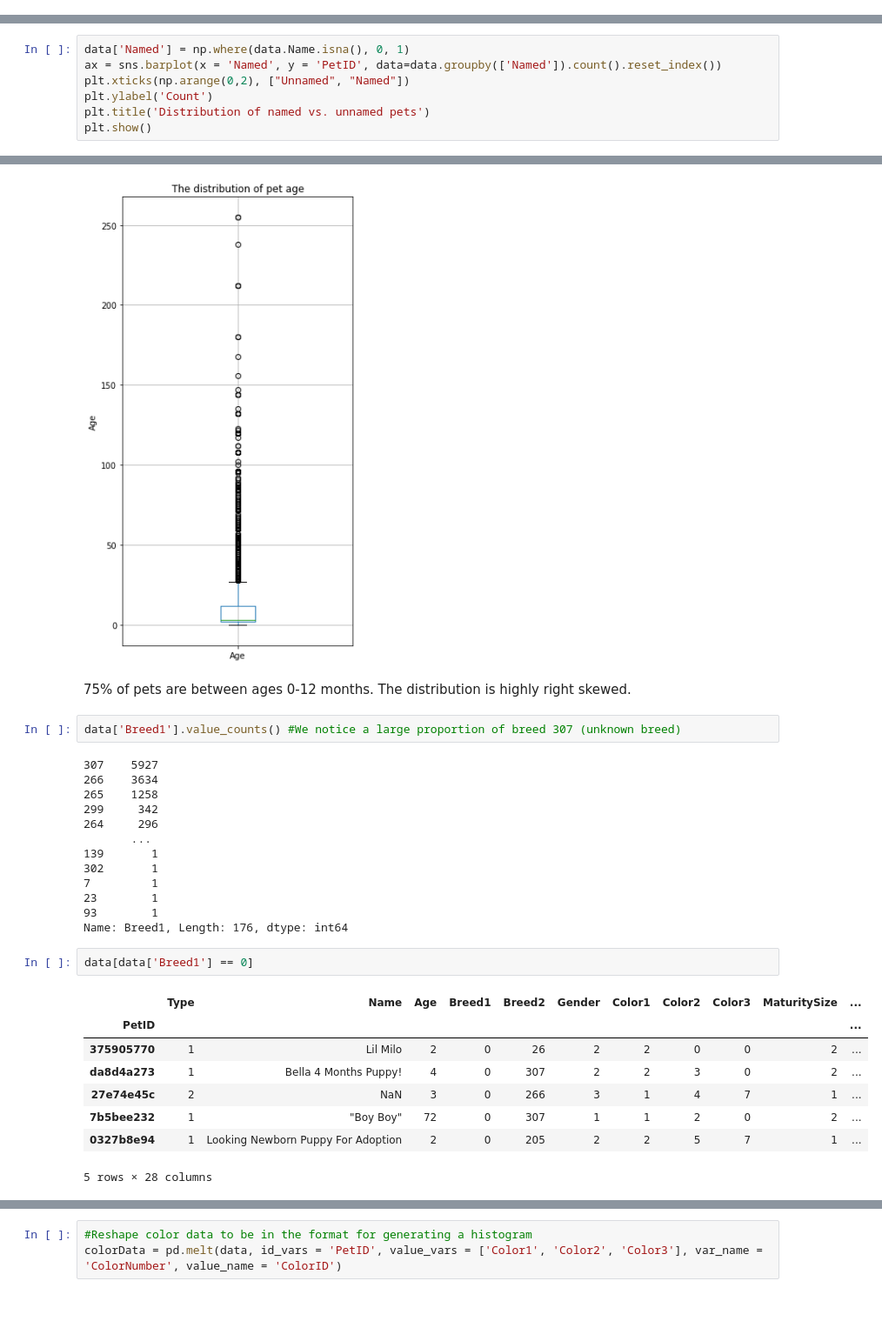
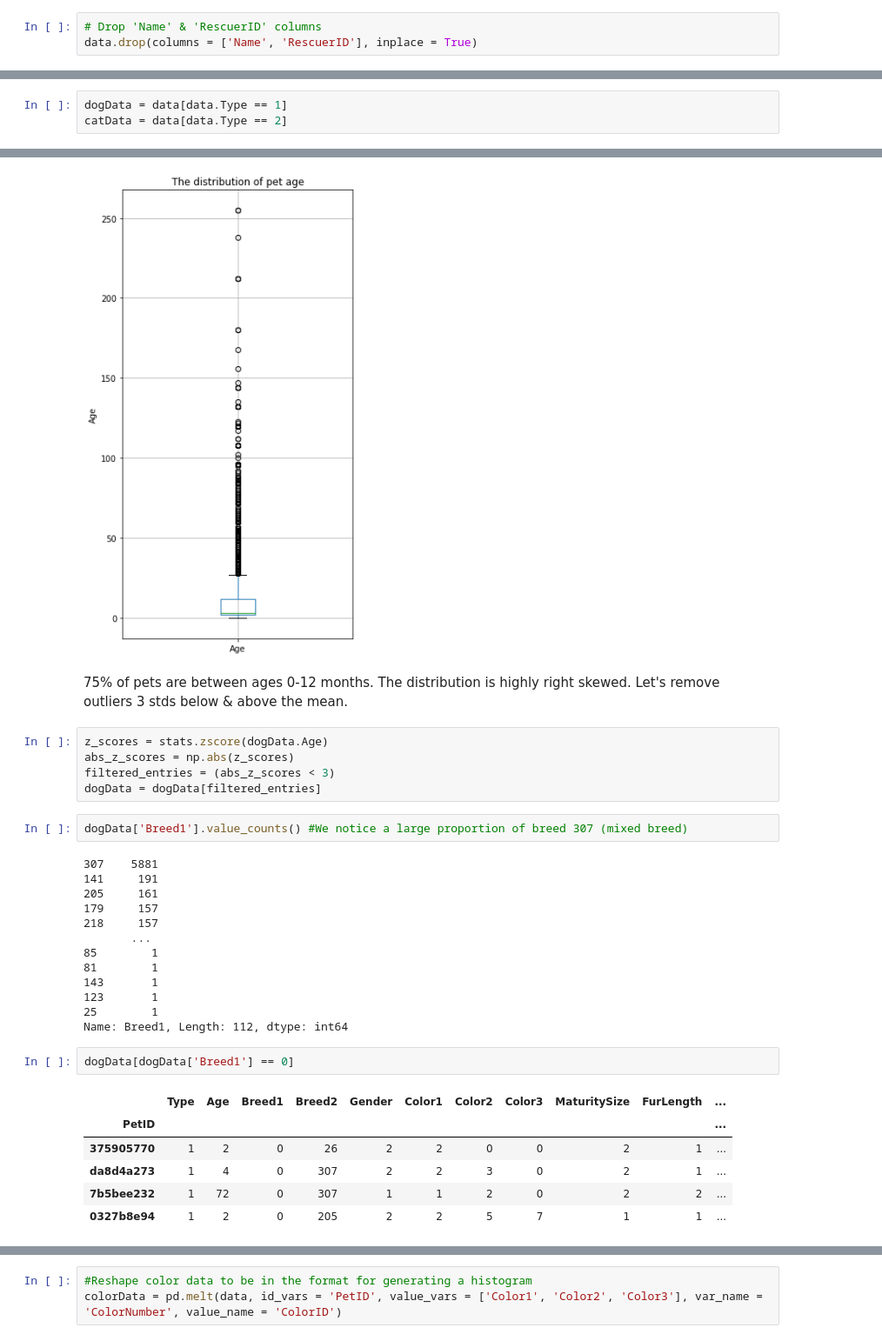
Before and after one commit to simonatso/pet-adoption, a Jupyter notebook: Data Wrangling.ipynb, the cells around one changed output, grey strips where cells are left out. Shown at 87% size. Saved outputs shown, nothing was run; the diff lists cells and outputs as text; blank space fills up the shorter version.

```diff
--- a/Data Wrangling.ipynb
+++ b/Data Wrangling.ipynb
@@ -52,0 +54,3 @@ data.head()
+# %%
+# Drop 'Name' & 'RescuerID' columns
+data.drop(columns = ['Name', 'RescuerID'], inplace = True)
@@ -106,7 +92,0 @@ There are alot of pets listed without names, let's create a new predictor - name
-# %%
-data['Named'] = np.where(data.Name.isna(), 0, 1)
-ax = sns.barplot(x = 'Named', y = 'PetID', data=data.groupby(['Named']).count().reset_index())
-plt.xticks(np.arange(0,2), ["Unnamed", "Named"])
-plt.ylabel('Count')
-plt.title('Distribution of named vs. unnamed pets')
-plt.show()
@@ -114,0 +95,3 @@ plt.show()
+# %%
+dogData = data[data.Type == 1]
+catData = data[data.Type == 2]
@@ -133,31 +168,34 @@ plt.show()
 # %% [output]
 [figure]
 # %% [markdown]
-75% of pets are between ages 0-12 months.  The distribution is highly right skewed.
+75% of pets are between ages 0-12 months.  The distribution is highly right skewed. Let's remove outliers 3 stds below & above the mean.
+# %%
+z_scores = stats.zscore(dogData.Age)
+abs_z_scores = np.abs(z_scores)
+filtered_entries = (abs_z_scores < 3)
+dogData = dogData[filtered_entries]
 # %%
-data['Breed1'].value_counts() #We notice a large proportion of breed 307 (unknown breed)
+dogData['Breed1'].value_counts() #We notice a large proportion of breed 307 (mixed breed)
 # %% [output]
-307    5927
-266    3634
-265    1258
-299     342
-264     296
+307    5881
+141     191
+205     161
+179     157
+218     157
        ...
-139       1
-302       1
-7         1
-23        1
-93        1
-Name: Breed1, Length: 176, dtype: int64
+85        1
+81        1
+143       1
+123       1
+25        1
+Name: Breed1, Length: 112, dtype: int64
 # %%
-data[data['Breed1'] == 0]
+dogData[dogData['Breed1'] == 0]
 # %% [output]
-|  | Type | Name | Age | Breed1 | Breed2 | Gender | Color1 | Color2 | Color3 | MaturitySize | ... |
+|  | Type | Age | Breed1 | Breed2 | Gender | Color1 | Color2 | Color3 | MaturitySize | FurLength | ... |
 | PetID |  |  |  |  |  |  |  |  |  |  | ... |
-| 375905770 | 1 | Lil Milo | 2 | 0 | 26 | 2 | 2 | 0 | 0 | 2 | ... |
-| da8d4a273 | 1 | Bella 4 Months Puppy! | 4 | 0 | 307 | 2 | 2 | 3 | 0 | 2 | ... |
-| 27e74e45c | 2 | NaN | 3 | 0 | 266 | 3 | 1 | 4 | 7 | 1 | ... |
-| 7b5bee232 | 1 | "Boy Boy" | 72 | 0 | 307 | 1 | 1 | 2 | 0 | 2 | ... |
-| 0327b8e94 | 1 | Looking Newborn Puppy For Adoption | 2 | 0 | 205 | 2 | 2 | 5 | 7 | 1 | ... |
+| 375905770 | 1 | 2 | 0 | 26 | 2 | 2 | 0 | 0 | 2 | 1 | ... |
+| da8d4a273 | 1 | 4 | 0 | 307 | 2 | 2 | 3 | 0 | 2 | 1 | ... |
+| 7b5bee232 | 1 | 72 | 0 | 307 | 1 | 1 | 2 | 0 | 2 | 2 | ... |
+| 0327b8e94 | 1 | 2 | 0 | 205 | 2 | 2 | 5 | 7 | 1 | 1 | ... |
-5 rows × 28 columns
 # %%
```
Also changed, not shown: parts of 57 cells of this notebook.
